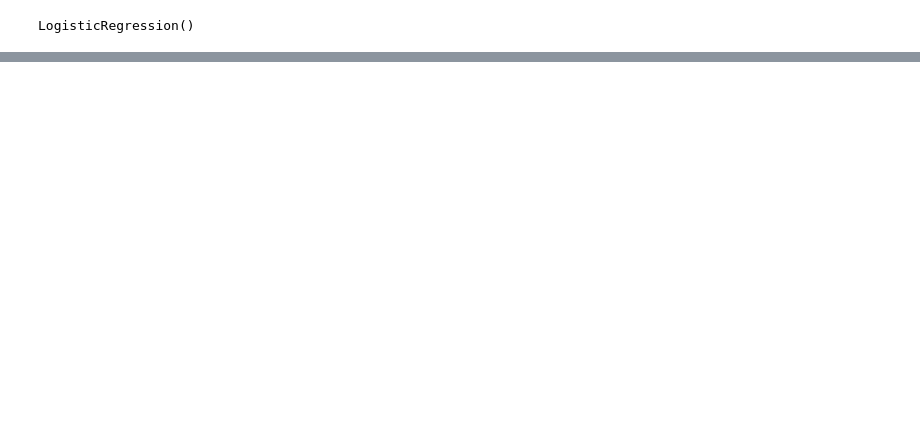
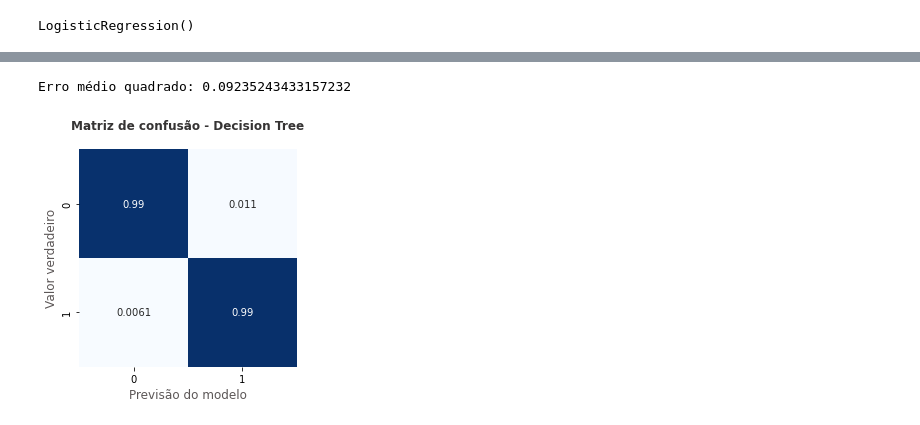
Before and after one commit to pedrohmpaiva/deteccao_fraude_cartao_credito, a Jupyter notebook: Detecção_de_Fraude_em_Cartões_de_Crédito.ipynb, the cells around one changed output, grey strips where cells are left out. Cells and saved outputs as stored; diff of their text form; code cells hidden in the pictures; blank space fills up the shorter version.

```diff
--- a/Detecção_de_Fraude_em_Cartões_de_Crédito.ipynb
+++ b/Detecção_de_Fraude_em_Cartões_de_Crédito.ipynb
@@ -614,0 +542,5 @@ Um outro fator a ser considerado é a quantidade de falsos positivos, ou seja, a
+# %%
+#Criando um novo modelo de árvore de decisão
+
+arvore = DecisionTreeClassifier(min_samples_leaf= 3, random_state= 10)
+arvore.fit(X_train, y_train)
@@ -614,0 +779,19 @@ Um outro fator a ser considerado é a quantidade de falsos positivos, ou seja, a
+# %%
+#Plotando matriz de confusão - DT
+
+print("Erro médio quadrado: {}\n".format(np.sqrt(mean_squared_error(y_test, y_pred_arvore))))
+matriz = confusion_matrix(y_test, y_pred_arvore, normalize= 'true')
+sns.heatmap(matriz, square=True, annot=True, cbar=False, cmap= 'Blues')
+
+plt.title('Matriz de confusão - Decision Tree',
+          fontsize = 12,
+          color = preto_titulo,
+          pad= 20,
+          fontweight= 'bold')
+plt.xlabel('Previsão do modelo',fontsize = 12, color= preto_elementos)
+plt.ylabel('Valor verdadeiro'  ,fontsize = 12, color= preto_elementos)
+
+plt.show()
+# %% [output]
+Erro médio quadrado: 0.09235243433157232
+[figure, added]
```
Also changed, not shown: parts of 58 cells of this notebook.
